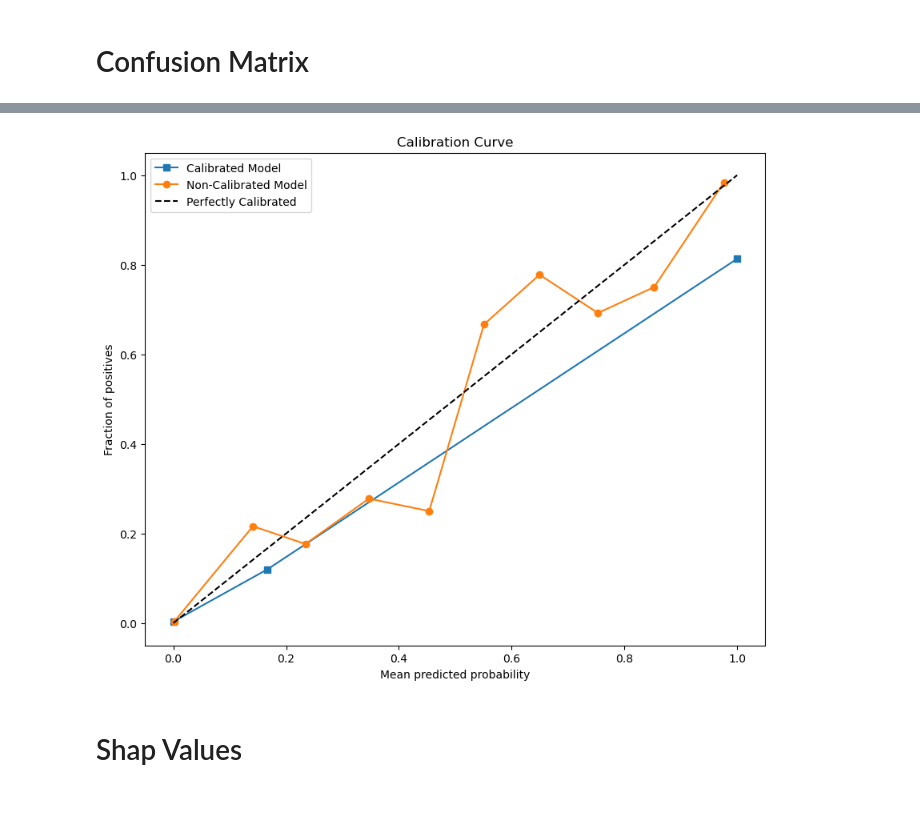
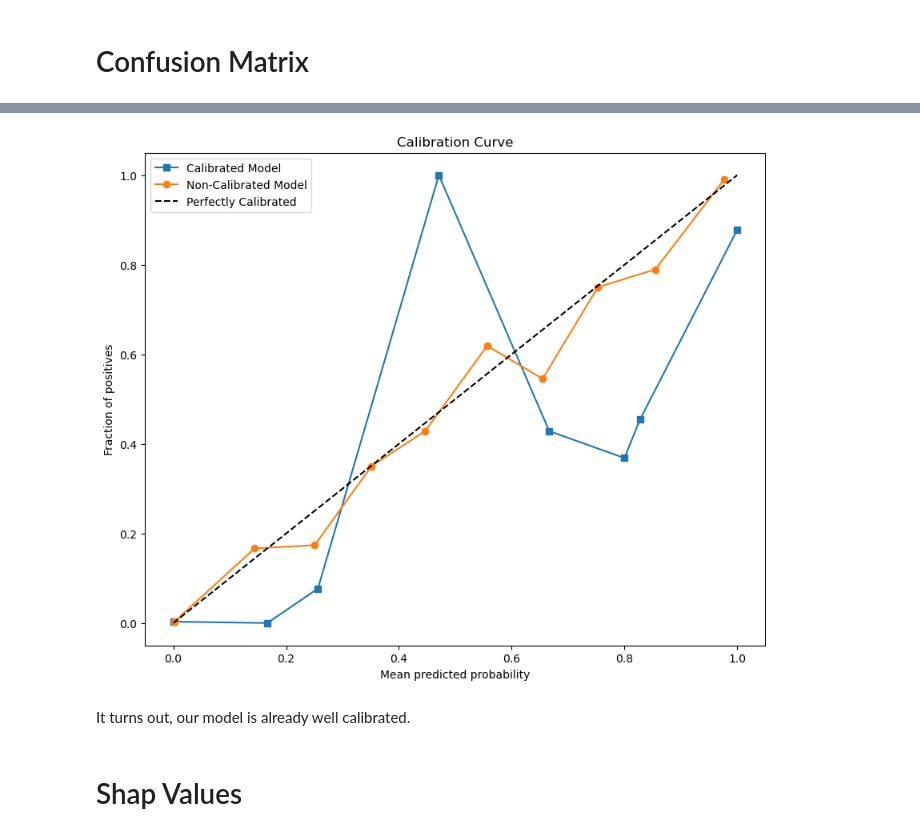
Before and after one commit to MatheusVazManzke/bix-intelligence-challenge, a Jupyter notebook: notebooks/exploration/0.0-mvm-data-exploration.ipynb, the cells around one changed output, grey strips where cells are left out. Saved outputs shown, nothing was run; the diff lists cells and outputs as text; code cells hidden in the pictures; blank space fills up the shorter version.

```diff
--- a/notebooks/exploration/0.0-mvm-data-exploration.ipynb
+++ b/notebooks/exploration/0.0-mvm-data-exploration.ipynb
@@ -520,3 +415,0 @@ y_test = y_test.replace({'neg': 0, 'pos': 1})
-# %%
-filtered_cat_boost = CatBoostClassifier(silent=True, random_seed=42, auto_class_weights='SqrtBalanced')
-filtered_cat_boost.fit(X_train, y_train)
@@ -606,0 +480,4 @@ def objective(trial):
+# %%
+filtered_cat_boost = CatBoostClassifier(silent=True, random_seed=42)
+filtered_cat_boost.fit(X_train[important_columns], y_train)
+# Auto_class_weights didn't improve performance
@@ -615,19 +606,17 @@ class CheckpointCallback:
         if trial.state == TrialState.COMPLETE:
             print(f"Trial {trial.number} completed with value: {trial.value}")
 # %%
-# Create a study and load from checkpoint if it exists
-checkpoint_file = 'optuna_study.pkl'
+checkpoint_file = "optuna_study.pkl"
 try:
     study = joblib.load(checkpoint_file)
     print("Loaded checkpoint.")
 except FileNotFoundError:
-    study = optuna.create_study(direction="maximize", pruner=optuna.pruners.SuccessiveHalvingPruner())
+    study = optuna.create_study(
+        direction="minimize", pruner=optuna.pruners.SuccessiveHalvingPruner()
+    )
 
-# Optimize with checkpointing
 checkpoint_callback = CheckpointCallback(checkpoint_file)
-study.optimize(objective, n_trials=100, callbacks=[checkpoint_callback], n_jobs=-1, show_progress_bar=True)
-
-# After the study
-pruned_trials = [t for t in study.trials if t.state == TrialState.PRUNED]
-complete_trials = [t for t in study.trials if t.state == TrialState.COMPLETE]
+study.optimize(
+    objective, n_trials=2, callbacks=[checkpoint_callback], n_jobs=-1, show_progress_bar=True
+)
 # %% [output]
@@ -657,0 +632,3 @@ Trial 10 completed with value: 0.7128702101417903
+# %%
+best_cat_boost = CatBoostClassifier(**study.best_params, random_state=42)
+best_cat_boost.fit(X_train, y_train)
@@ -718,33 +743,33 @@ plt.show()
 # %%
-platt_calibrated = CalibratedClassifierCV(filtered_cat_boost, method='isotonic', cv="prefit")
+platt_calibrated = CalibratedClassifierCV(best_cat_boost, method="isotonic", cv="prefit")
 platt_calibrated.fit(X_train, y_train)
 
-calibrated_probabilities = platt_calibrated.predict_proba(X_test)
+calibrated_probabilities = platt_calibrated.predict_proba(X_val)
 fraction_of_positives_cal, mean_predicted_value_cal = calibration_curve(
-    y_test, calibrated_probabilities[:, 1], n_bins=10
+    y_val, calibrated_probabilities[:, 1], n_bins=10
 )
 fraction_of_positives_non_cal, mean_predicted_value_non_cal = calibration_curve(
-    y_test, filtered_cat_boost.predict_proba(X_test)[:, 1], n_bins=10
+    y_val, best_cat_boost.predict_proba(X_val)[:, 1], n_bins=10
 )
 
 plt.figure(figsize=(10, 8))
-plt.plot(
-    mean_predicted_value_cal, fraction_of_positives_cal, "s-", label="Calibrated Model"
-)
+plt.plot(mean_predicted_value_cal, fraction_of_positives_cal, "s-", label="Calibrated Model")
 plt.plot(
     mean_predicted_value_non_cal,
     fraction_of_positives_non_cal,
     "o-",
     label="Non-Calibrated Model",
 )
 plt.plot([0, 1], [0, 1], "k--", label="Perfectly Calibrated")
 plt.xlabel("Mean predicted probability")
 plt.ylabel("Fraction of positives")
 plt.title("Calibration Curve")
 plt.legend()
 plt.show()
 # %% [output]
-[figure, old version]
+[figure, new version]
+# %% [markdown]
+It turns out, our model is already well calibrated.
 # %% [markdown]
 # Shap Values
 # %%
```
Also changed, not shown: parts of 161 cells of this notebook, 39 other files.
